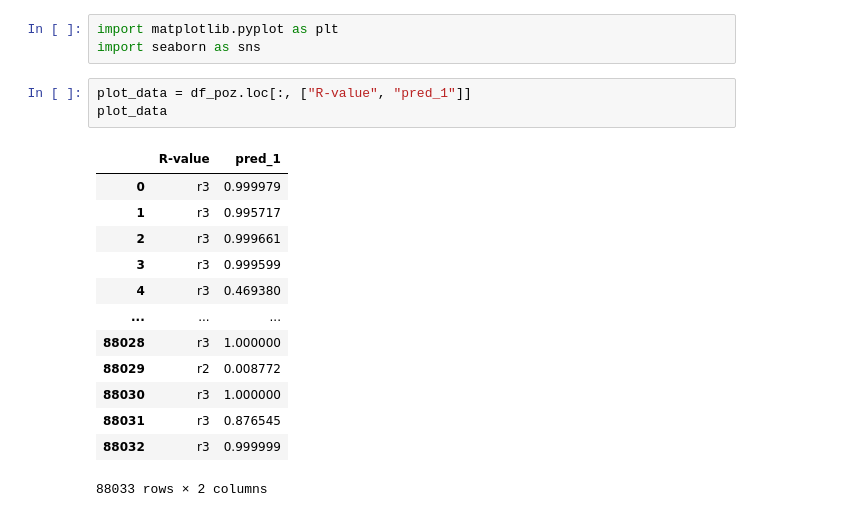
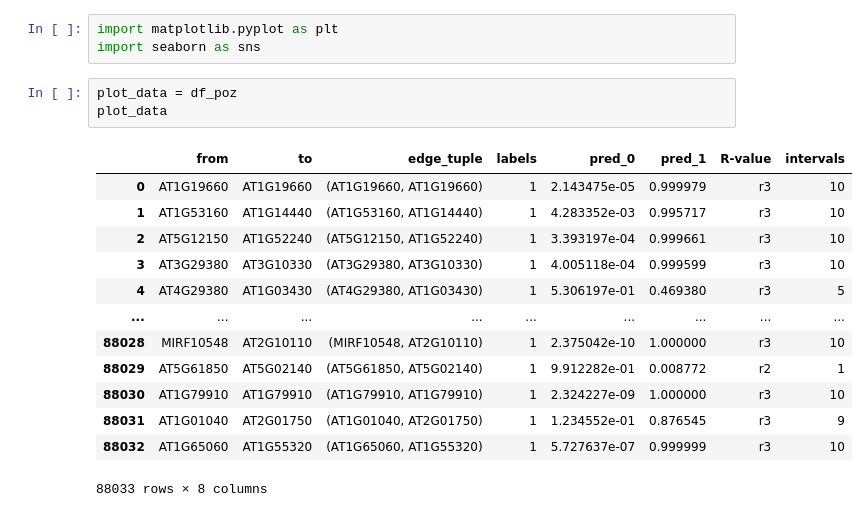
Before and after one commit to MartinMarzi/nib_ckn, a Jupyter notebook: notebooks/CKN-LinkPred_5_6.ipynb, the cells around one changed output. Drawn from its saved outputs; the diff is of its cells as text.

```diff
--- a/notebooks/CKN-LinkPred_5_6.ipynb
+++ b/notebooks/CKN-LinkPred_5_6.ipynb
@@ -658,22 +664,22 @@ Name: R-value, dtype: float64
 import matplotlib.pyplot as plt
 import seaborn as sns
 # %%
-plot_data = df_poz.loc[:, ["R-value", "pred_1"]]
+plot_data = df_poz
 plot_data
 # %% [output]
-|  | R-value | pred_1 |
-| 0 | r3 | 0.999979 |
-| 1 | r3 | 0.995717 |
-| 2 | r3 | 0.999661 |
-| 3 | r3 | 0.999599 |
-| 4 | r3 | 0.469380 |
-| ... | ... | ... |
-| 88028 | r3 | 1.000000 |
-| 88029 | r2 | 0.008772 |
-| 88030 | r3 | 1.000000 |
-| 88031 | r3 | 0.876545 |
-| 88032 | r3 | 0.999999 |
+|  | from | to | edge_tuple | labels | pred_0 | pred_1 | R-value | intervals |
+| 0 | AT1G19660 | AT1G19660 | (AT1G19660, AT1G19660) | 1 | 2.143475e-05 | 0.999979 | r3 | 10 |
+| 1 | AT1G53160 | AT1G14440 | (AT1G53160, AT1G14440) | 1 | 4.283352e-03 | 0.995717 | r3 | 10 |
+| 2 | AT5G12150 | AT1G52240 | (AT5G12150, AT1G52240) | 1 | 3.393197e-04 | 0.999661 | r3 | 10 |
+| 3 | AT3G29380 | AT3G10330 | (AT3G29380, AT3G10330) | 1 | 4.005118e-04 | 0.999599 | r3 | 10 |
+| 4 | AT4G29380 | AT1G03430 | (AT4G29380, AT1G03430) | 1 | 5.306197e-01 | 0.469380 | r3 | 5 |
+| ... | ... | ... | ... | ... | ... | ... | ... | ... |
+| 88028 | MIRF10548 | AT2G10110 | (MIRF10548, AT2G10110) | 1 | 2.375042e-10 | 1.000000 | r3 | 10 |
+| 88029 | AT5G61850 | AT5G02140 | (AT5G61850, AT5G02140) | 1 | 9.912282e-01 | 0.008772 | r2 | 1 |
+| 88030 | AT1G79910 | AT1G79910 | (AT1G79910, AT1G79910) | 1 | 2.324227e-09 | 1.000000 | r3 | 10 |
+| 88031 | AT1G01040 | AT2G01750 | (AT1G01040, AT2G01750) | 1 | 1.234552e-01 | 0.876545 | r3 | 9 |
+| 88032 | AT1G65060 | AT1G55320 | (AT1G65060, AT1G55320) | 1 | 5.727637e-07 | 0.999999 | r3 | 10 |
-88033 rows × 2 columns
+88033 rows × 8 columns
 # %%
 plot_data["R-value"].hist()
 # %% [output]
```
Also changed, not shown: parts of 7 cells of this notebook, 11 other files.
